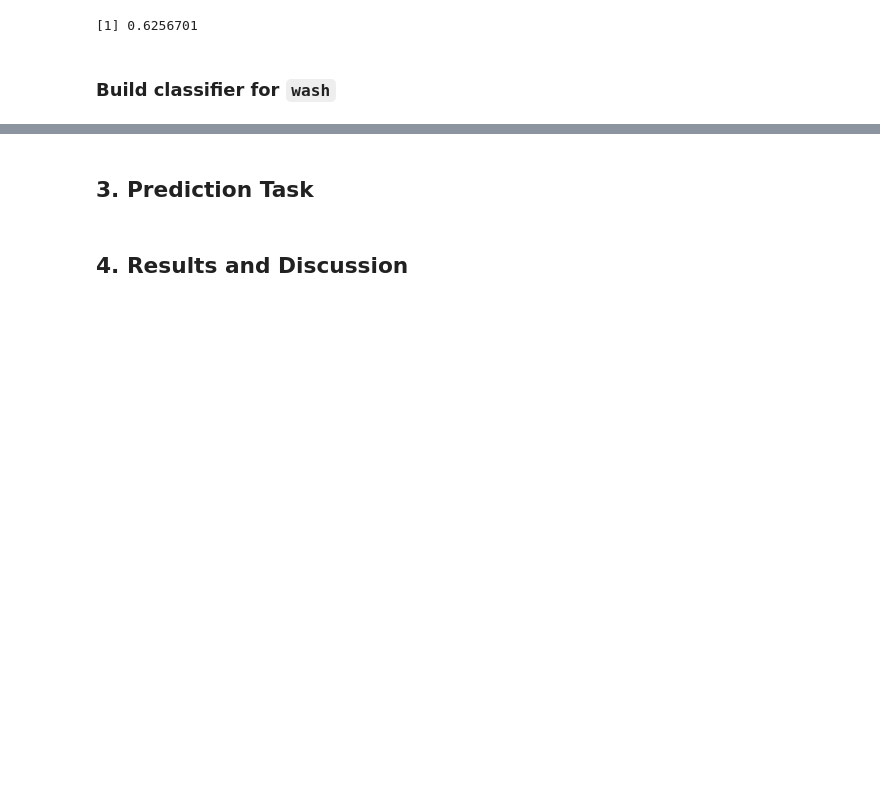
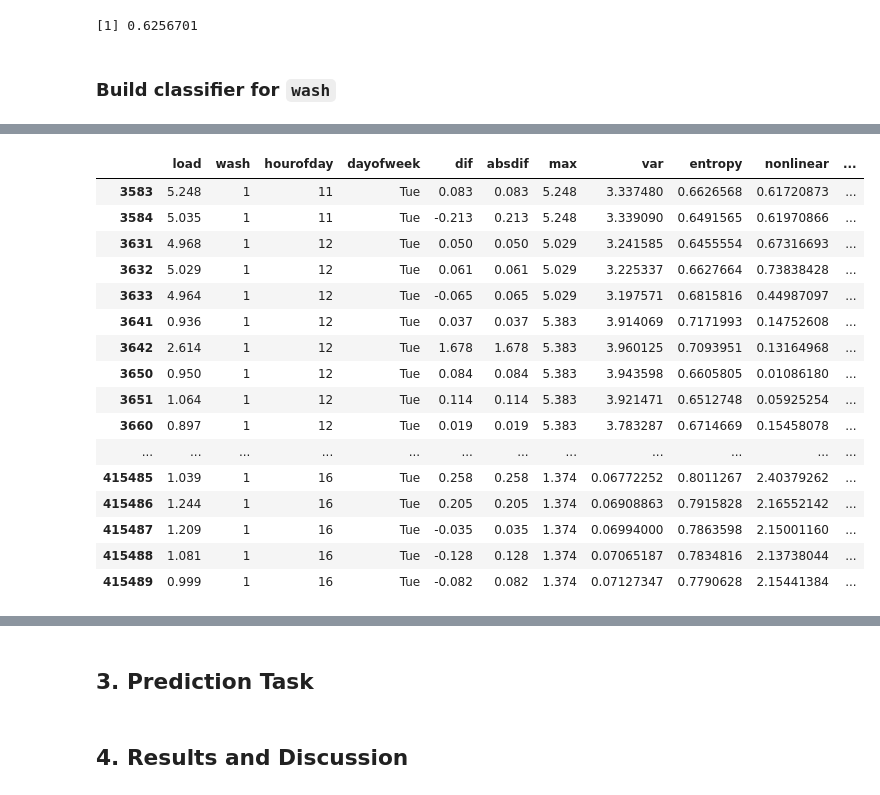
Before and after one commit to DanielTranDS/Appliance-EDA-Classification, a Jupyter notebook: AppliancesClassification_Codes.ipynb, the cells around one changed output, grey strips where cells are left out. Saved outputs shown, nothing was run; the diff lists cells and outputs as text; code cells hidden in the pictures; blank space fills up the shorter version.

```diff
--- a/AppliancesClassification_Codes.ipynb
+++ b/AppliancesClassification_Codes.ipynb
@@ -1076,0 +1082,6 @@ oven.f1
+# %%
+#Remove X column
+wash.data<-wash.data[-1]
+
+#quite a number of features
+colnames(wash.data)
@@ -1076,0 +1096,22 @@ oven.f1
+# %%
+#get the data where wash=1
+wash.only=wash.data[wash.data$wash==1,]
+wash.only
+# %% [output]
+|  | load | wash | hourofday | dayofweek | dif | absdif | max | var | entropy | nonlinear | ... |
+| 3583 | 5.248 | 1 | 11 | Tue | 0.083 | 0.083 | 5.248 | 3.337480 | 0.6626568 | 0.61720873 | ... |
+| 3584 | 5.035 | 1 | 11 | Tue | -0.213 | 0.213 | 5.248 | 3.339090 | 0.6491565 | 0.61970866 | ... |
+| 3631 | 4.968 | 1 | 12 | Tue | 0.050 | 0.050 | 5.029 | 3.241585 | 0.6455554 | 0.67316693 | ... |
+| 3632 | 5.029 | 1 | 12 | Tue | 0.061 | 0.061 | 5.029 | 3.225337 | 0.6627664 | 0.73838428 | ... |
+| 3633 | 4.964 | 1 | 12 | Tue | -0.065 | 0.065 | 5.029 | 3.197571 | 0.6815816 | 0.44987097 | ... |
+| 3641 | 0.936 | 1 | 12 | Tue | 0.037 | 0.037 | 5.383 | 3.914069 | 0.7171993 | 0.14752608 | ... |
+| 3642 | 2.614 | 1 | 12 | Tue | 1.678 | 1.678 | 5.383 | 3.960125 | 0.7093951 | 0.13164968 | ... |
+| 3650 | 0.950 | 1 | 12 | Tue | 0.084 | 0.084 | 5.383 | 3.943598 | 0.6605805 | 0.01086180 | ... |
+| 3651 | 1.064 | 1 | 12 | Tue | 0.114 | 0.114 | 5.383 | 3.921471 | 0.6512748 | 0.05925254 | ... |
+| 3660 | 0.897 | 1 | 12 | Tue | 0.019 | 0.019 | 5.383 | 3.783287 | 0.6714669 | 0.15458078 | ... |
+| ... | ... | ... | ... | ... | ... | ... | ... | ... | ... | ... | ... |
+| 415485 | 1.039 | 1 | 16 | Tue | 0.258 | 0.258 | 1.374 | 0.06772252 | 0.8011267 | 2.40379262 | ... |
+| 415486 | 1.244 | 1 | 16 | Tue | 0.205 | 0.205 | 1.374 | 0.06908863 | 0.7915828 | 2.16552142 | ... |
+| 415487 | 1.209 | 1 | 16 | Tue | -0.035 | 0.035 | 1.374 | 0.06994000 | 0.7863598 | 2.15001160 | ... |
+| 415488 | 1.081 | 1 | 16 | Tue | -0.128 | 0.128 | 1.374 | 0.07065187 | 0.7834816 | 2.13738044 | ... |
+| 415489 | 0.999 | 1 | 16 | Tue | -0.082 | 0.082 | 1.374 | 0.07127347 | 0.7790628 | 2.15441384 | ... |
```
Also changed, not shown: parts of 9 cells of this notebook.
